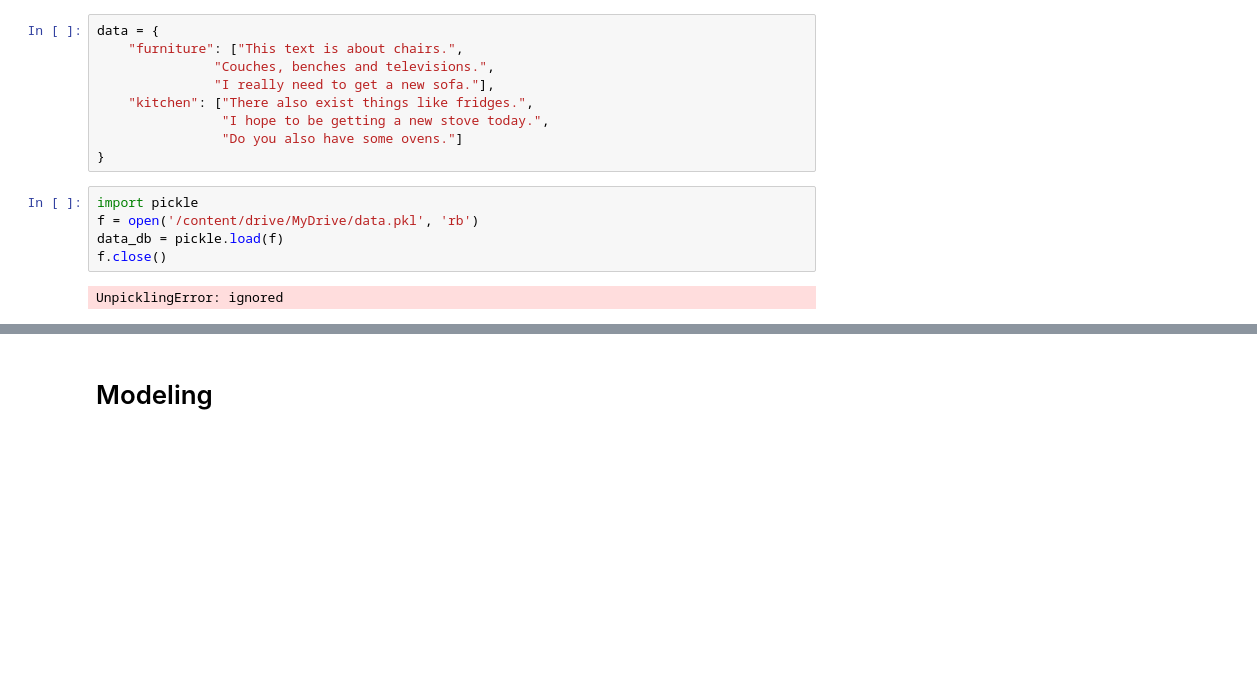
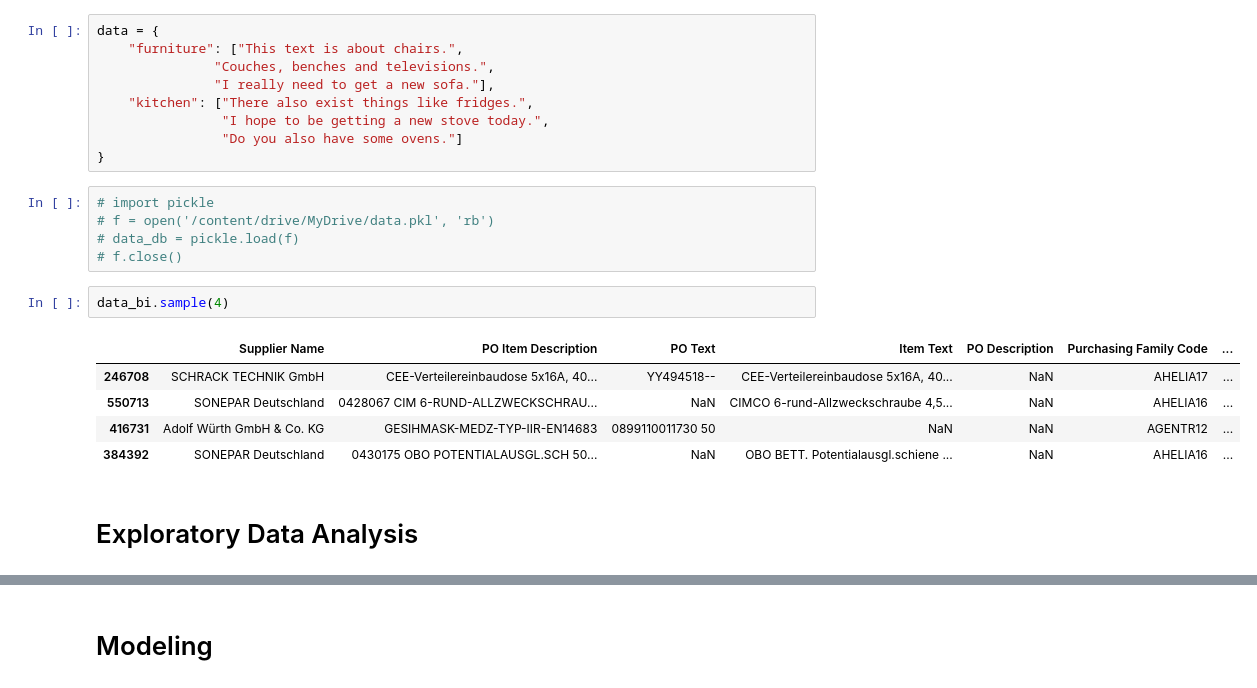
Before and after one commit to bognevivien/text-classification, a Jupyter notebook: classy_classification.ipynb, the cells around one changed output, grey strips where cells are left out. Saved outputs shown, nothing was run; the diff lists cells and outputs as text; blank space fills up the shorter version.

```diff
--- a/classy_classification.ipynb
+++ b/classy_classification.ipynb
@@ -132,9 +136,17 @@ data = {
                 "Do you also have some ovens."]
 }
 # %%
-import pickle
-f = open('/content/drive/MyDrive/data.pkl', 'rb')
-data_db = pickle.load(f)
-f.close()
+# import pickle
+# f = open('/content/drive/MyDrive/data.pkl', 'rb')
+# data_db = pickle.load(f)
+# f.close()
-# %% [output]
-UnpicklingError: ignored
+# %%
+data_bi.sample(4)
+# %% [output]
+|  | Supplier Name | PO Item Description | PO Text | Item Text | PO Description | Purchasing Family Code | ... |
+| 246708 | SCHRACK TECHNIK GmbH | CEE-Verteilereinbaudose 5x16A, 40... | YY494518-- | CEE-Verteilereinbaudose 5x16A, 40... | NaN | AHELIA17 | ... |
+| 550713 | SONEPAR Deutschland | 0428067 CIM 6-RUND-ALLZWECKSCHRAU... | NaN | CIMCO 6-rund-Allzweckschraube 4,5... | NaN | AHELIA16 | ... |
+| 416731 | Adolf Würth GmbH & Co. KG | GESIHMASK-MEDZ-TYP-IIR-EN14683 | 0899110011730 50 | NaN | NaN | AGENTR12 | ... |
+| 384392 | SONEPAR Deutschland | 0430175 OBO POTENTIALAUSGL.SCH 50... | NaN | OBO BETT. Potentialausgl.schiene ... | NaN | AHELIA16 | ... |
+# %% [markdown]
+# Exploratory Data Analysis
```
Also changed, not shown: parts of 22 cells of this notebook.
